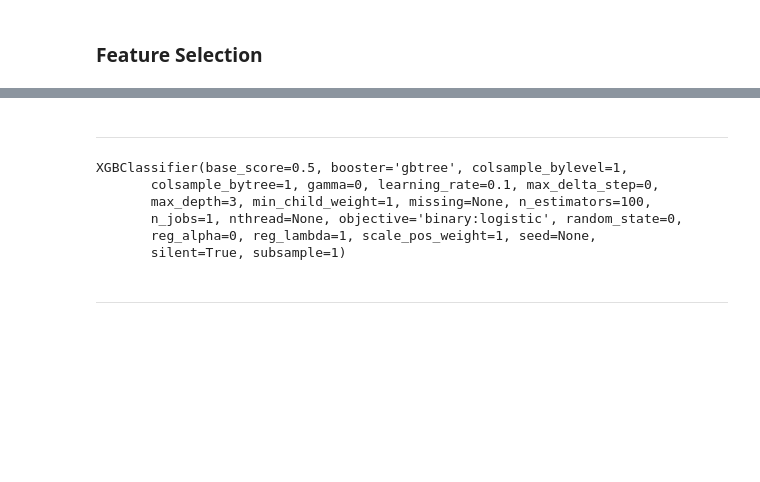
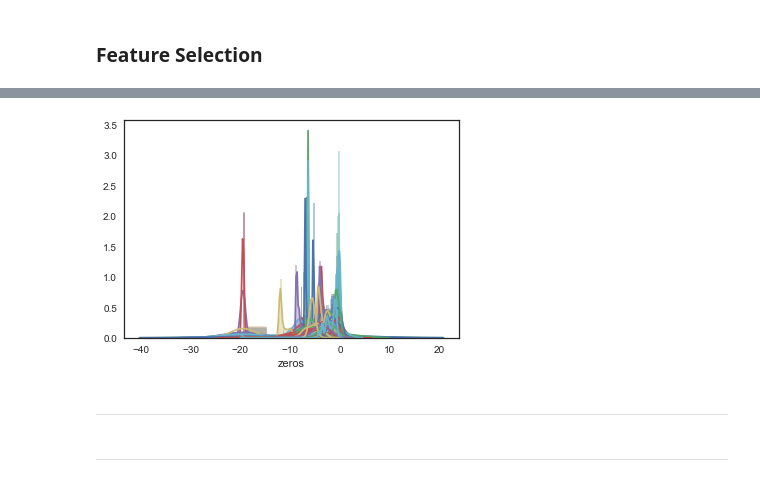
Before and after one commit to adrielvieira/machine-learning, a Jupyter notebook: projects/capstone/Santander Customer Satisfaction.ipynb, the cells around one changed output, grey strips where cells are left out. Drawn from its saved outputs; the diff is of its cells as text; code cells hidden in the pictures; blank space fills up the shorter version.

```diff
--- a/projects/capstone/Santander Customer Satisfaction.ipynb
+++ b/projects/capstone/Santander Customer Satisfaction.ipynb
@@ -424,0 +397,6 @@ oh_sub.to_csv('xgb29.csv', index=False)
+# %%
+for f in train.select_dtypes('float').columns:
+    m = train[f].mode()[0]
+    sns.distplot(train[train[f]!=m][f].apply(lambda x: minimum_float/2 if x==0 else x).apply(np.log))
+# %% [output]
+[figure, added]
@@ -431,12 +409,0 @@ oh_test[floats] = oh_test[floats].apply(lambda x: np.log(x+1))
-# %%
-oh_X = np.array(oh_train.drop('TARGET', axis=1))
-oh_y = np.array(oh_train['TARGET'])
-
-xgb_classifier.fit(oh_X,oh_y)
-# %% [output]
-XGBClassifier(base_score=0.5, booster='gbtree', colsample_bylevel=1,
-       colsample_bytree=1, gamma=0, learning_rate=0.1, max_delta_step=0,
-       max_depth=3, min_child_weight=1, missing=None, n_estimators=100,
-       n_jobs=1, nthread=None, objective='binary:logistic', random_state=0,
-       reg_alpha=0, reg_lambda=1, scale_pos_weight=1, seed=None,
-       silent=True, subsample=1)
```
Also changed, not shown: parts of 84 cells of this notebook, 1 other file.
